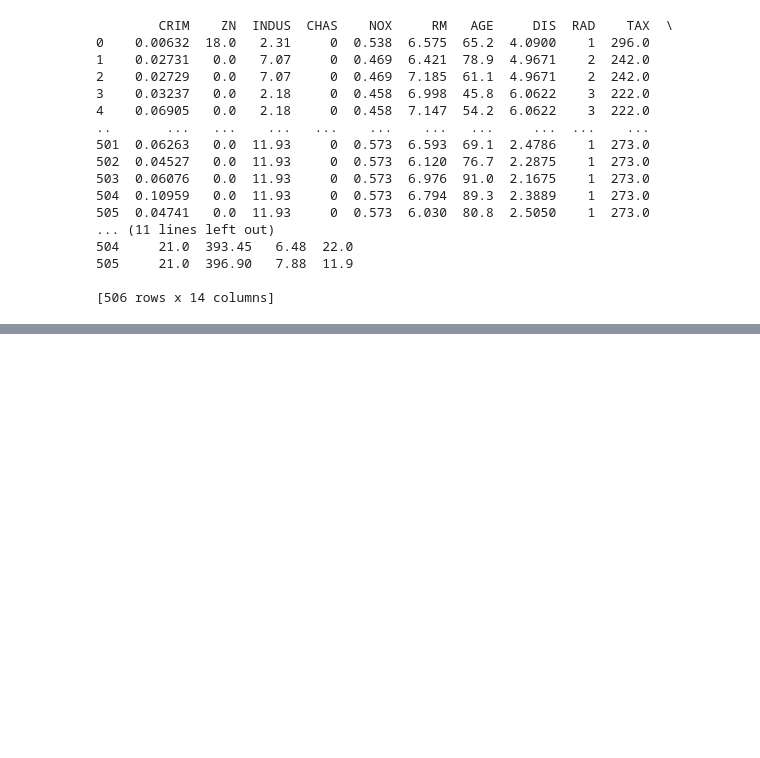
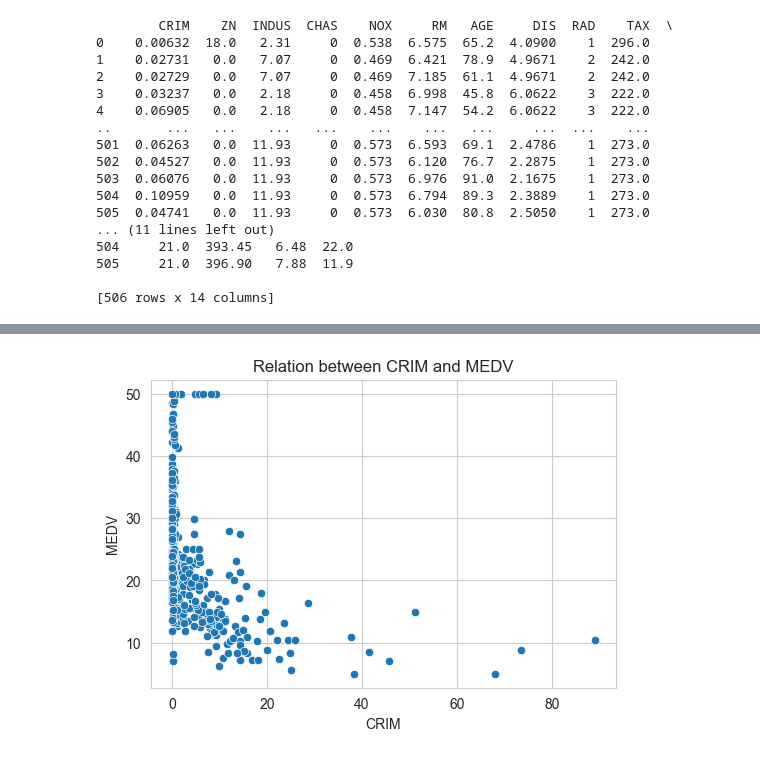
Before and after one commit to sdslrn/DataMining, a Jupyter notebook: homework1/tjl/script.ipynb, the cells around one changed output, grey strips where cells are left out. Drawn from its saved outputs; the diff is of its cells as text; code cells hidden in the pictures; blank space fills up the shorter version.

```diff
--- a/homework1/tjl/script.ipynb
+++ b/homework1/tjl/script.ipynb
@@ -52,0 +51,18 @@ plt.show()
+# %%
+# 绘制散点图
+import pandas as pd
+import matplotlib.pyplot as plt
+import seaborn as sns
+
+# 读取数据
+df = pd.read_csv('boston_housing.csv')
+
+column = df.columns[0]
+plt.figure(figsize=(6, 4))
+sns.scatterplot(x=df[column], y=df['MEDV'])
+plt.title(f'Relation between {column} and MEDV')
+plt.xlabel(column)
+plt.ylabel('MEDV')
+plt.show()
+# %% [output]
+[figure, added]
```
Also changed, not shown: parts of 6 cells of this notebook.
